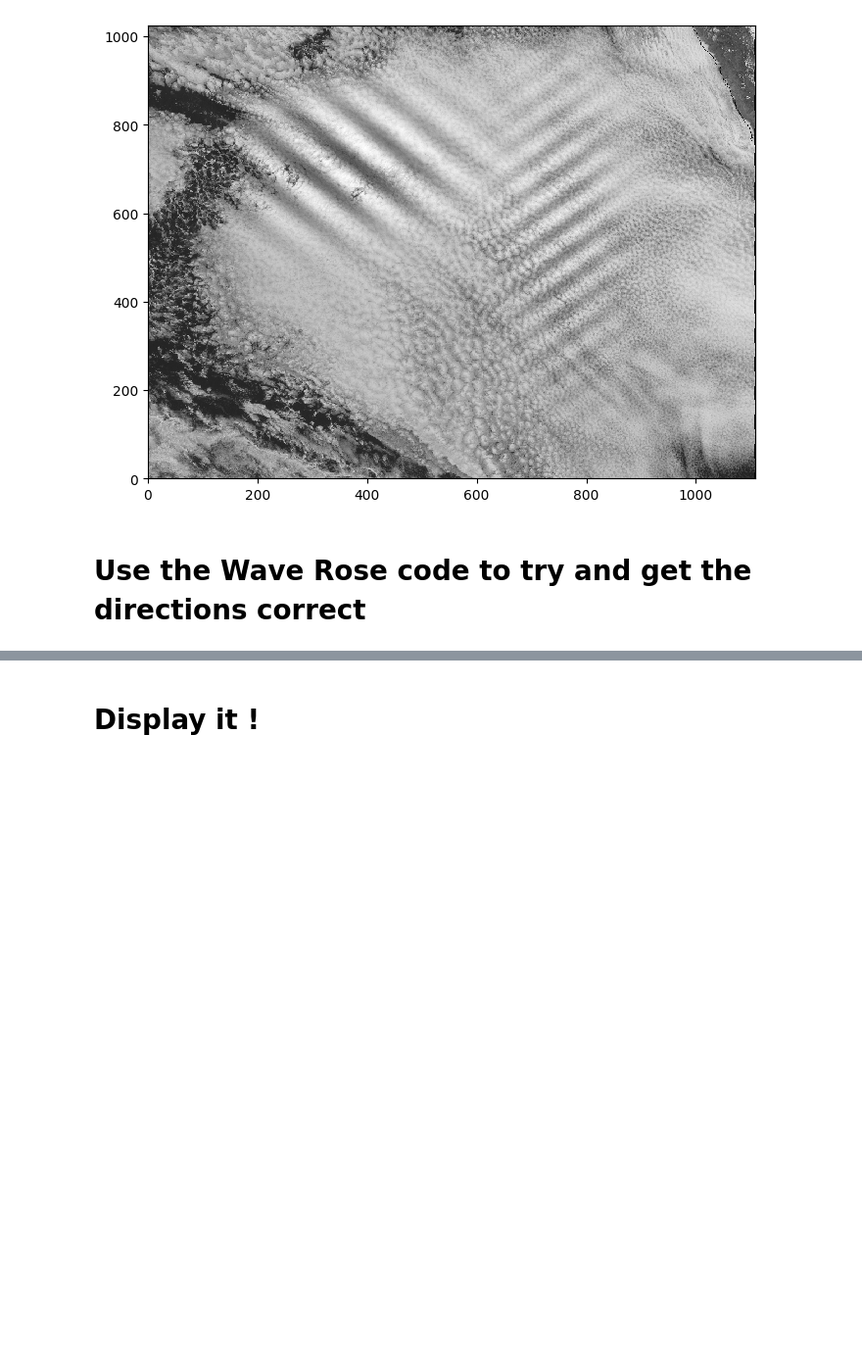
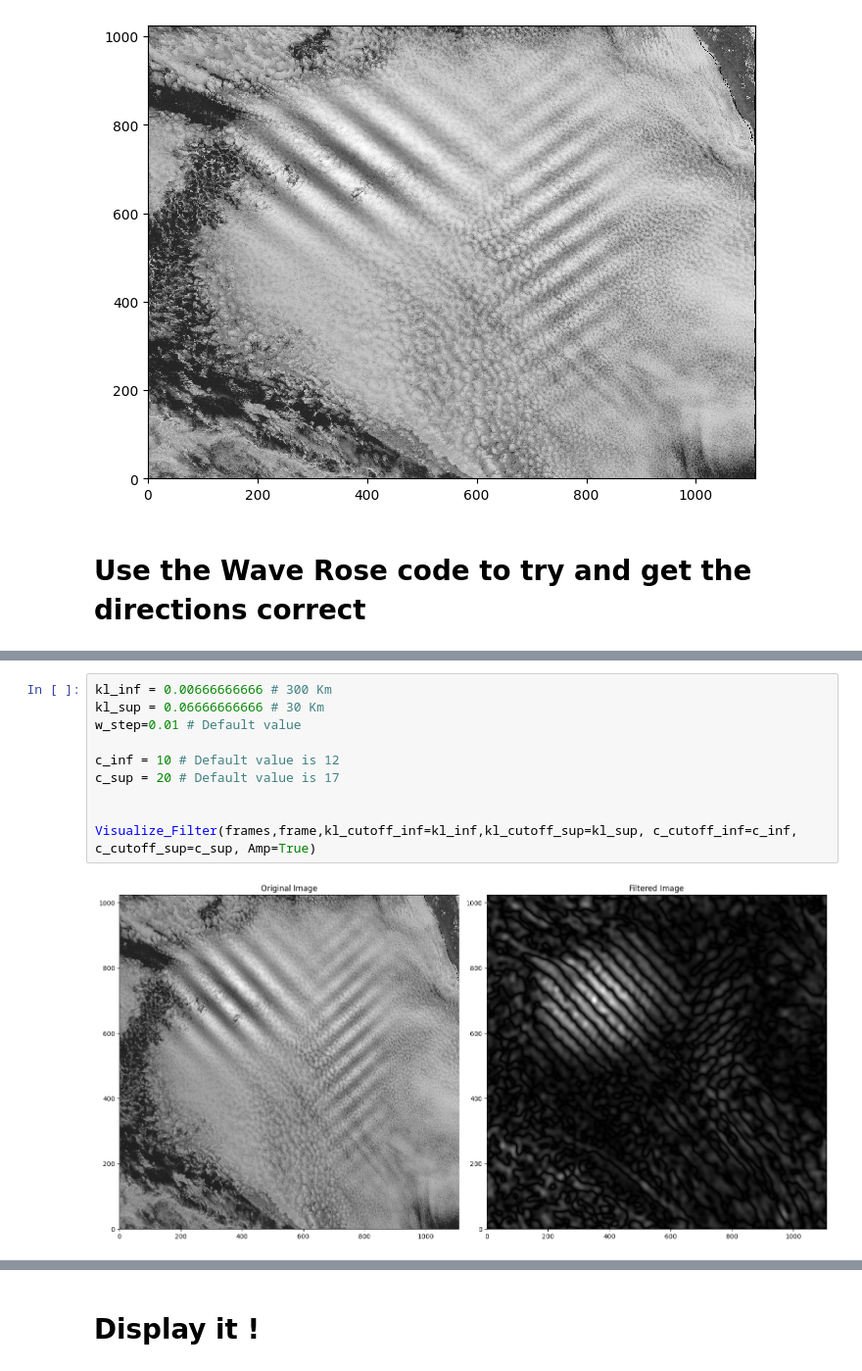
Before and after one commit to shenronUber/Stratocu-Waves-Jr, a Jupyter notebook: Synwave_warpmod_noadvection.ipynb, the cells around one changed output, grey strips where cells are left out. Shown at 98% size. Drawn from its saved outputs; the diff is of its cells as text; blank space fills up the shorter version.

```diff
--- a/Synwave_warpmod_noadvection.ipynb
+++ b/Synwave_warpmod_noadvection.ipynb
@@ -212,0 +213,12 @@ visualize_results_SFilt(frames,frame, all_directions, all_amplitudes, wavenumber
+# %%
+kl_inf = 0.00666666666 # 300 Km
+kl_sup = 0.06666666666 # 30 Km
+w_step=0.01 # Default value
+
+c_inf = 10 # Default value is 12
+c_sup = 20 # Default value is 17
+
+
+Visualize_Filter(frames,frame,kl_cutoff_inf=kl_inf,kl_cutoff_sup=kl_sup, c_cutoff_inf=c_inf, c_cutoff_sup=c_sup, Amp=True)
+# %% [output]
+[figure, added]
```
Also changed, not shown: parts of 5 cells of this notebook, 1 other file.
